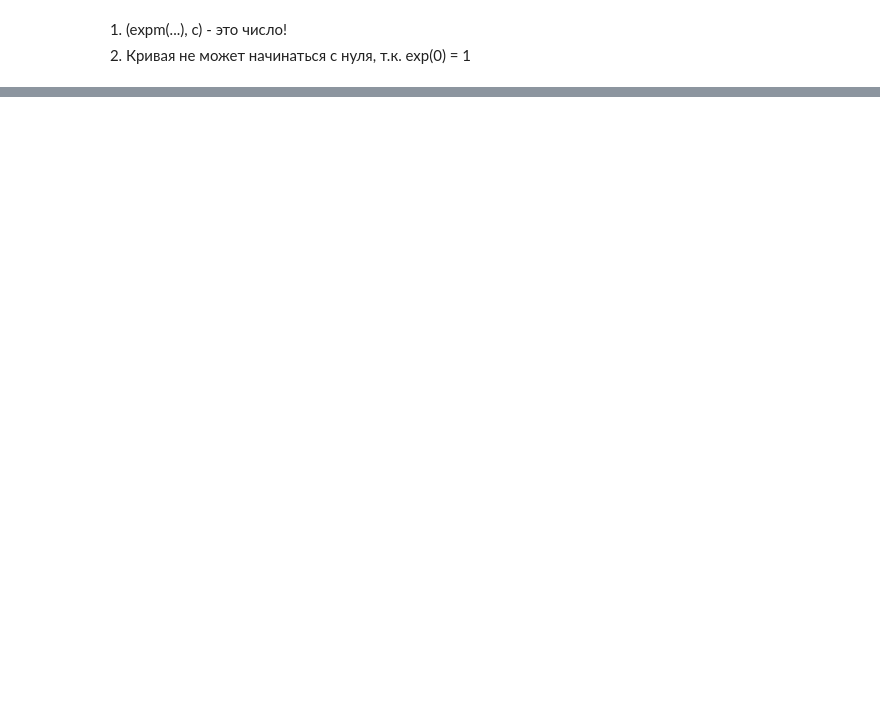
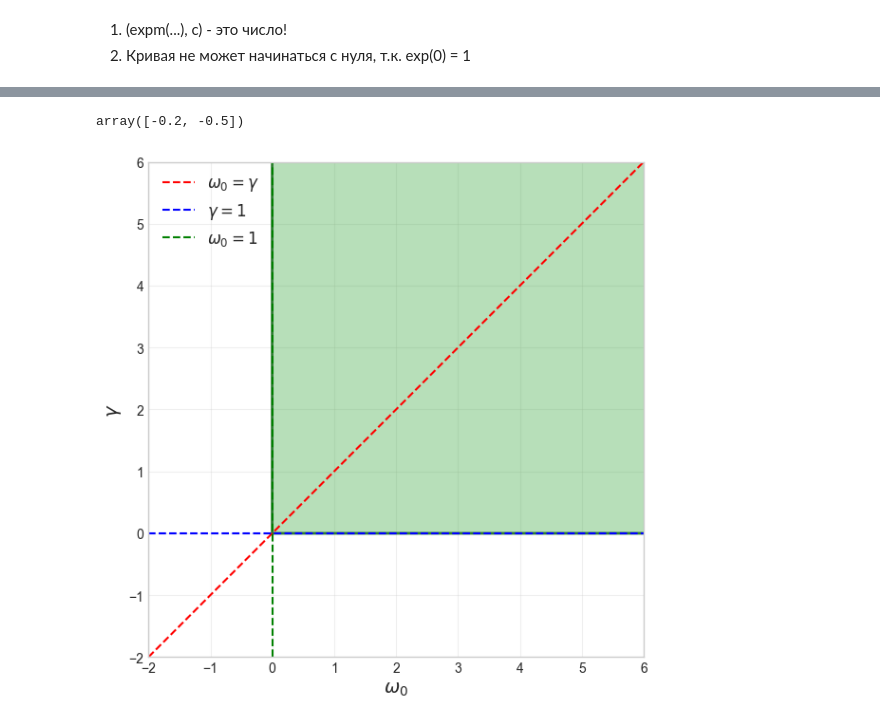
Before and after one commit to VlaydDetect/preisach_hysteresis_model, a Jupyter notebook: python/test_cone.ipynb, the cells around one changed output, grey strips where cells are left out. Drawn from its saved outputs; the diff is of its cells as text; code cells hidden in the pictures; blank space fills up the shorter version.

```diff
--- a/python/test_cone.ipynb
+++ b/python/test_cone.ipynb
@@ -593,0 +599,43 @@ plot_curve_and_eigenvectors(A3, b3, t_max=1.2)
+# %%
+A = np.array([
+    [0.0, 1.0],
+    [-0.1, -0.7]
+])
+
+np.linalg.eigvals(A)
+# %% [output]
+array([-0.2, -0.5])
+# %%
+# A = [[1, 1], [-w0, -gamma]]
+# gamma > 1, w0 > gamma
+
+fig, ax = plt.subplots(figsize=(8, 6))
+
+w0_vals = np.linspace(-2, 6, 1000)
+gamma_vals = np.linspace(-2, 6, 1000)
+W0, G = np.meshgrid(w0_vals, gamma_vals)
+
+cond1 = G > 0
+cond2 = W0 > 0
+hurwitz = cond1 & cond2
+
+ax.contourf(W0, G, hurwitz.astype(float), levels=[0.5, 1.5], colors=['#4CAF50'], alpha=0.4)
+ax.contour(W0, G, hurwitz.astype(float), levels=[0.5], colors=['#2E7D32'], linewidths=2)
+
+g_line = np.linspace(-2, 6, 500)
+ax.plot(g_line, g_line, 'r--', linewidth=1.5, label='$\\omega_0 = \\gamma$')
+ax.axhline(0, color='blue', linestyle='--', linewidth=1.5, label='$\\gamma = 1$')
+ax.axvline(0, color='green', linestyle='--', linewidth=1.5, label='$\\omega_0 = 1$')
+
+ax.set_xlabel('$\\omega_0$', fontsize=14)
+ax.set_ylabel('$\\gamma$', fontsize=14)
+ax.legend(fontsize=12, loc='upper left')
+ax.set_xlim(-2, 6)
+ax.set_ylim(-2, 6)
+ax.grid(True, alpha=0.3)
+ax.set_aspect('equal')
+
+plt.tight_layout()
+plt.show()
+# %% [output]
+[figure, added]
```
Also changed, not shown: parts of 8 cells of this notebook, 36 other files.
